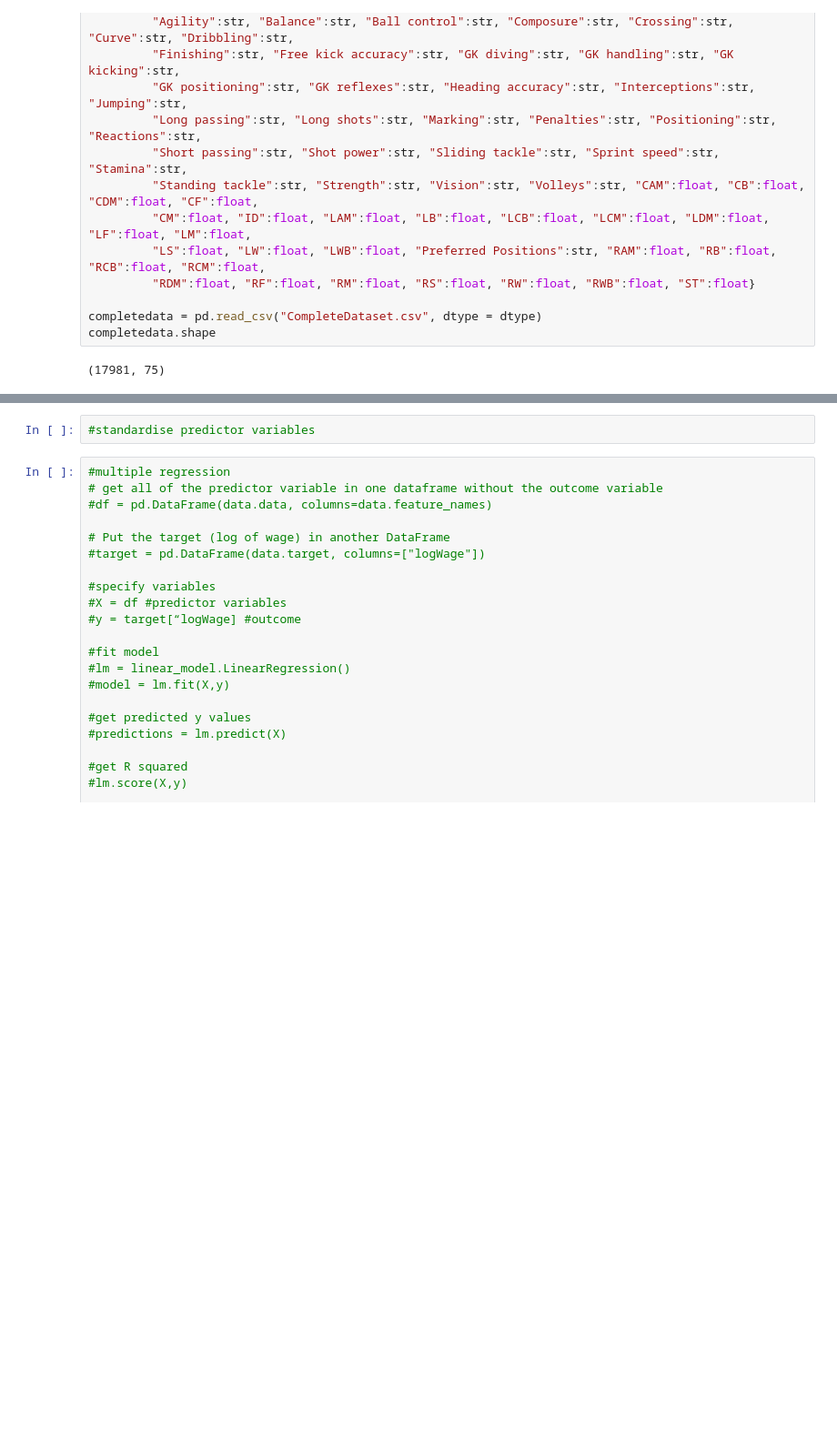
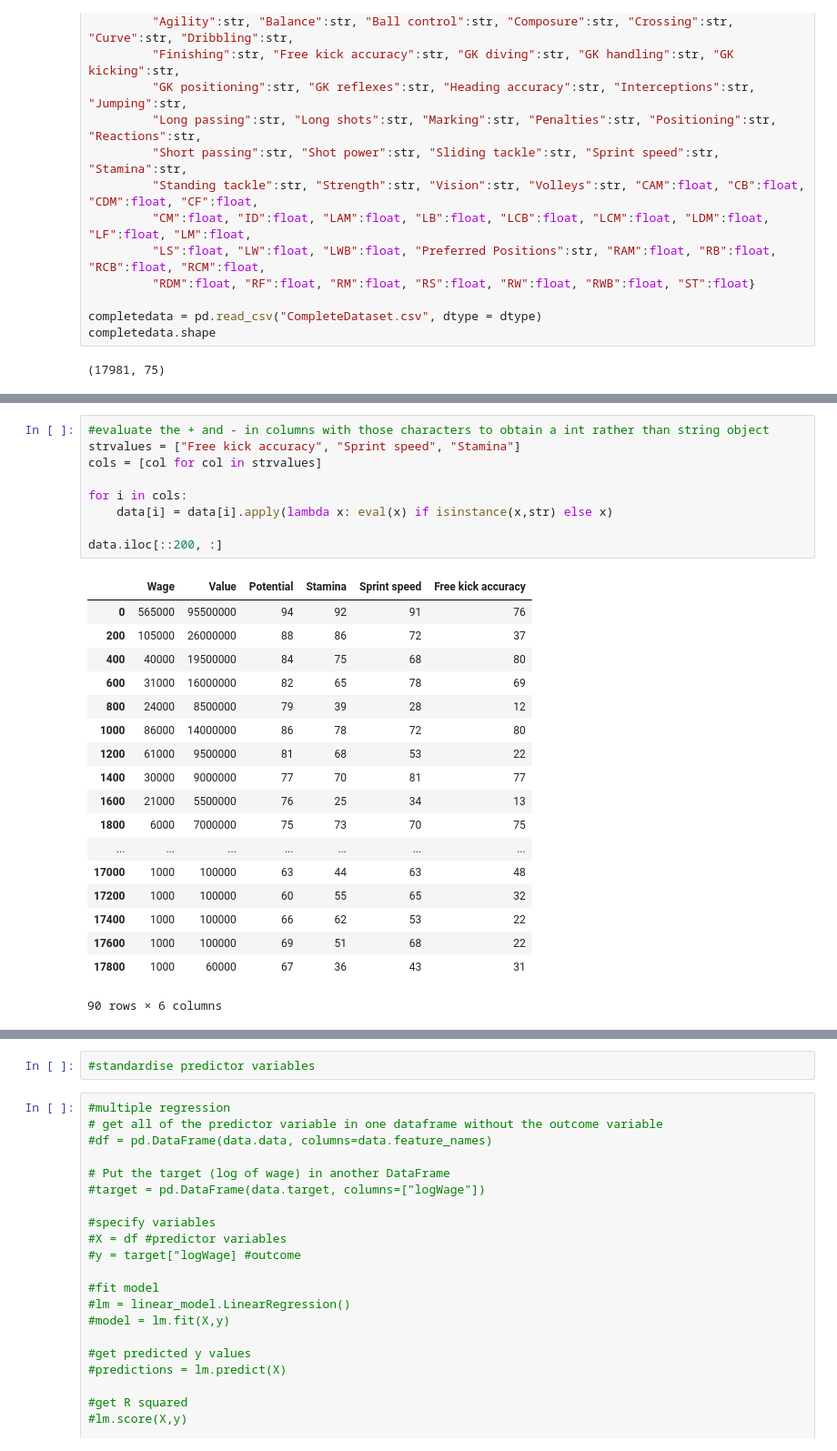
Before and after one commit to Umuzi-org/FIFA18_multiple_regression, a Jupyter notebook: FIFA18_multiple_regression_example.ipynb, the cells around one changed output, grey strips where cells are left out. Shown at 91% size. Cells and saved outputs as stored; diff of their text form; blank space fills up the shorter version.

```diff
--- a/FIFA18_multiple_regression_example.ipynb
+++ b/FIFA18_multiple_regression_example.ipynb
@@ -87,0 +102,28 @@ completedata.head()
+# %%
+#evaluate the + and - in columns with those characters to obtain a int rather than string object
+strvalues = ["Free kick accuracy", "Sprint speed", "Stamina"]
+cols = [col for col in strvalues]
+
+for i in cols:
+    data[i] = data[i].apply(lambda x: eval(x) if isinstance(x,str) else x)
+
+data.iloc[::200, :]
+# %% [output]
+|  | Wage | Value | Potential | Stamina | Sprint speed | Free kick accuracy |
+| 0 | 565000 | 95500000 | 94 | 92 | 91 | 76 |
+| 200 | 105000 | 26000000 | 88 | 86 | 72 | 37 |
+| 400 | 40000 | 19500000 | 84 | 75 | 68 | 80 |
+| 600 | 31000 | 16000000 | 82 | 65 | 78 | 69 |
+| 800 | 24000 | 8500000 | 79 | 39 | 28 | 12 |
+| 1000 | 86000 | 14000000 | 86 | 78 | 72 | 80 |
+| 1200 | 61000 | 9500000 | 81 | 68 | 53 | 22 |
+| 1400 | 30000 | 9000000 | 77 | 70 | 81 | 77 |
+| 1600 | 21000 | 5500000 | 76 | 25 | 34 | 13 |
+| 1800 | 6000 | 7000000 | 75 | 73 | 70 | 75 |
+| ... | ... | ... | ... | ... | ... | ... |
+| 17000 | 1000 | 100000 | 63 | 44 | 63 | 48 |
+| 17200 | 1000 | 100000 | 60 | 55 | 65 | 32 |
+| 17400 | 1000 | 100000 | 66 | 62 | 53 | 22 |
+| 17600 | 1000 | 100000 | 69 | 51 | 68 | 22 |
+| 17800 | 1000 | 60000 | 67 | 36 | 43 | 31 |
+90 rows × 6 columns
```
Also changed, not shown: parts of 21 cells of this notebook.
